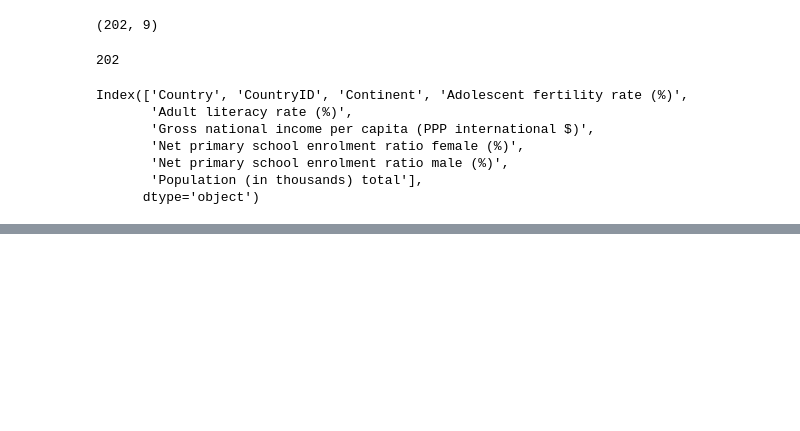
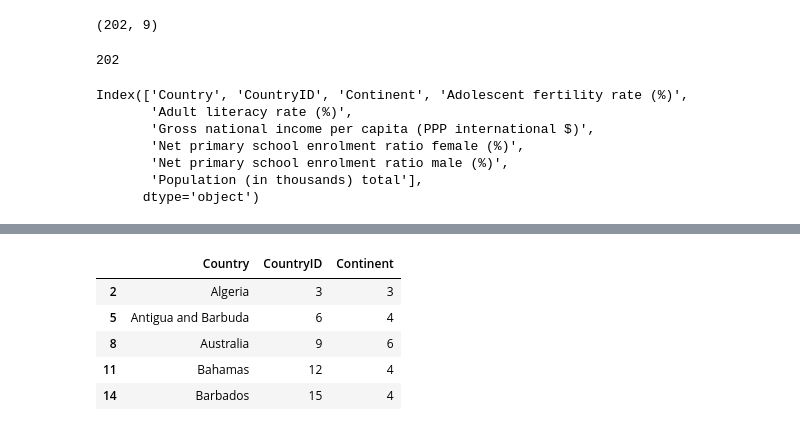
Before and after one commit to landturtler/2020_AI_education_example, a Jupyter notebook: 파이썬데이터분석/pandas_basic.ipynb, the cells around one changed output, grey strips where cells are left out. Cells and saved outputs as stored; diff of their text form; code cells hidden in the pictures; blank space fills up the shorter version.

```diff
--- a/파이썬데이터분석/pandas_basic.ipynb
+++ b/파이썬데이터분석/pandas_basic.ipynb
@@ -146,0 +273,14 @@ Population (in thousands) total
+# %%
+# 여러개의 컬럼을 가져오기 : 여러개의 컬럼명을 리스트로 만들어서 인덱싱에 사용
+r = df[['Country','CountryID','Continent']]            # DataFrame 추출
+r = df[[df.columns[0], df.columns[1], df.columns[2]]]  # DataFrame 추출
+
+d = df[[df.columns[0], df.columns[1], df.columns[2]]][2:15:3]
+d
+# %% [output]
+|  | Country | CountryID | Continent |
+| 2 | Algeria | 3 | 3 |
+| 5 | Antigua and Barbuda | 6 | 4 |
+| 8 | Australia | 9 | 6 |
+| 11 | Bahamas | 12 | 4 |
+| 14 | Barbados | 15 | 4 |
```
Also changed, not shown: parts of 12 cells of this notebook.
